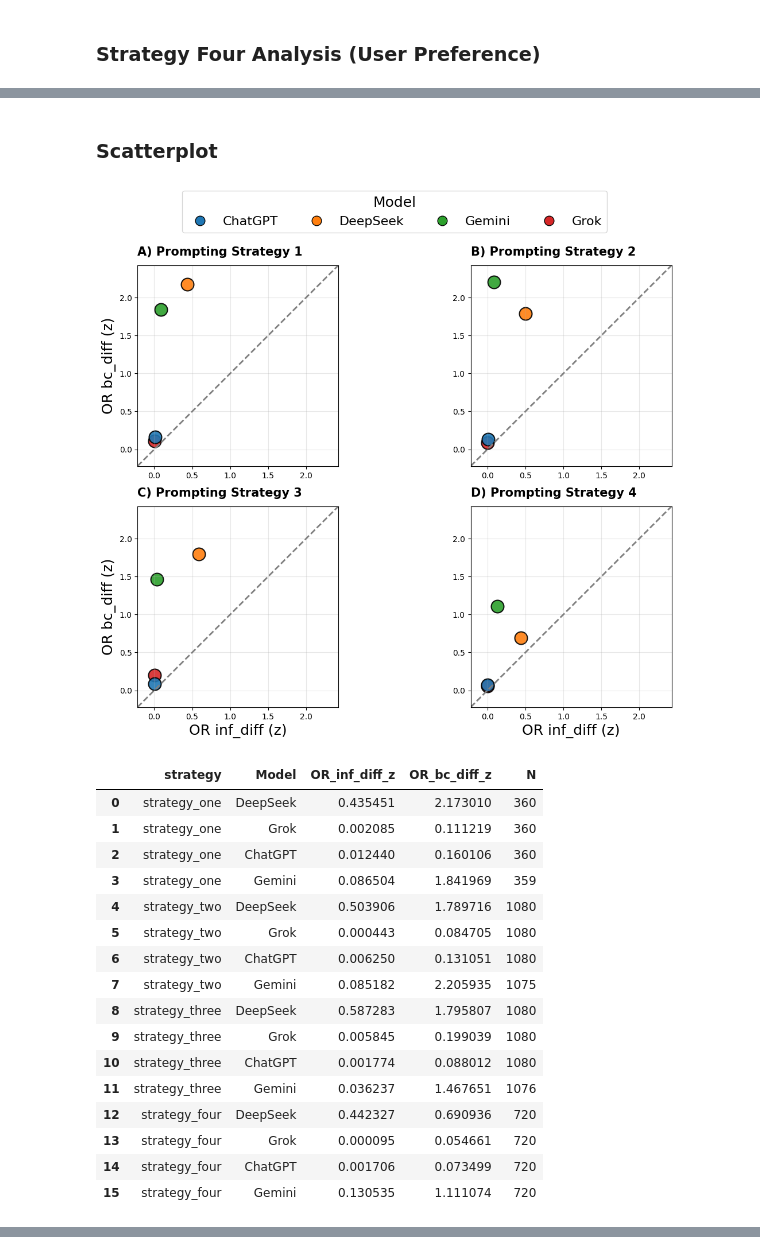
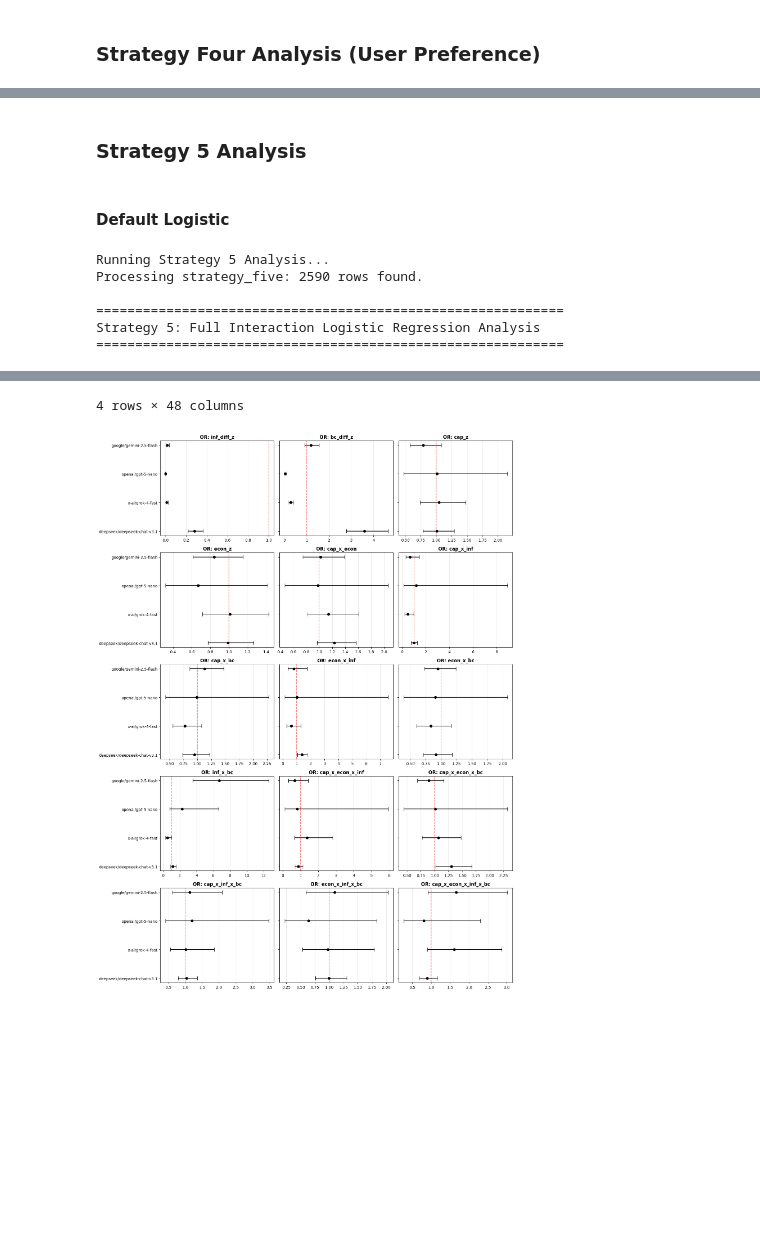
Before and after one commit to yaesoubilab/llm-dce, a Jupyter notebook: repeats/querying/test.ipynb, the cells around one changed output, grey strips where cells are left out. Cells and saved outputs as stored; diff of their text form; code cells hidden in the pictures; blank space fills up the shorter version.

```diff
--- a/repeats/querying/test.ipynb
+++ b/repeats/querying/test.ipynb
@@ -756,2 +779,0 @@ Prepared 2880 valid choice tasks for strategy_four (Main Effects Only).
-# %% [markdown]
-### Scatterplot
@@ -1004,21 +780,4 @@ def plot_or_inf_vs_bc_4panel(
-# %%
-plot_or_inf_vs_bc_4panel(results_df=full_results_df)
-# %% [output]
-[figure, removed]
-|  | strategy | Model | OR_inf_diff_z | OR_bc_diff_z | N |
-| 0 | strategy_one | DeepSeek | 0.435451 | 2.173010 | 360 |
-| 1 | strategy_one | Grok | 0.002085 | 0.111219 | 360 |
-| 2 | strategy_one | ChatGPT | 0.012440 | 0.160106 | 360 |
-| 3 | strategy_one | Gemini | 0.086504 | 1.841969 | 359 |
-| 4 | strategy_two | DeepSeek | 0.503906 | 1.789716 | 1080 |
-| 5 | strategy_two | Grok | 0.000443 | 0.084705 | 1080 |
-| 6 | strategy_two | ChatGPT | 0.006250 | 0.131051 | 1080 |
-| 7 | strategy_two | Gemini | 0.085182 | 2.205935 | 1075 |
-| 8 | strategy_three | DeepSeek | 0.587283 | 1.795807 | 1080 |
-| 9 | strategy_three | Grok | 0.005845 | 0.199039 | 1080 |
-| 10 | strategy_three | ChatGPT | 0.001774 | 0.088012 | 1080 |
-| 11 | strategy_three | Gemini | 0.036237 | 1.467651 | 1076 |
-| 12 | strategy_four | DeepSeek | 0.442327 | 0.690936 | 720 |
-| 13 | strategy_four | Grok | 0.000095 | 0.054661 | 720 |
-| 14 | strategy_four | ChatGPT | 0.001706 | 0.073499 | 720 |
-| 15 | strategy_four | Gemini | 0.130535 | 1.111074 | 720 |
+# %% [markdown]
+### Strategy 5 Analysis
+# %% [markdown]
+#### Default Logistic
@@ -1024,0 +990,14 @@ plot_or_inf_vs_bc_4panel(results_df=full_results_df)
+# %%
+# Run Strategy 5 Analysis
+if "strategy_five" in strategies and not full_results_df[full_results_df["strategy"]=="strategy_five"].empty:
+    print("Running Strategy 5 Analysis...")
+    run_dce_logit_strategy_five(full_results_df, strategy="strategy_five")
+else:
+    print("Strategy 5 data not loaded or empty.")
+# %% [output]
+Running Strategy 5 Analysis...
+Processing strategy_five: 2590 rows found.
+
+============================================================
+Strategy 5: Full Interaction Logistic Regression Analysis
+============================================================
@@ -1024,0 +1009,2 @@ plot_or_inf_vs_bc_4panel(results_df=full_results_df)
+4 rows × 48 columns
+[figure, added]
```
Also changed, not shown: parts of 17 cells of this notebook, 3 other files.
